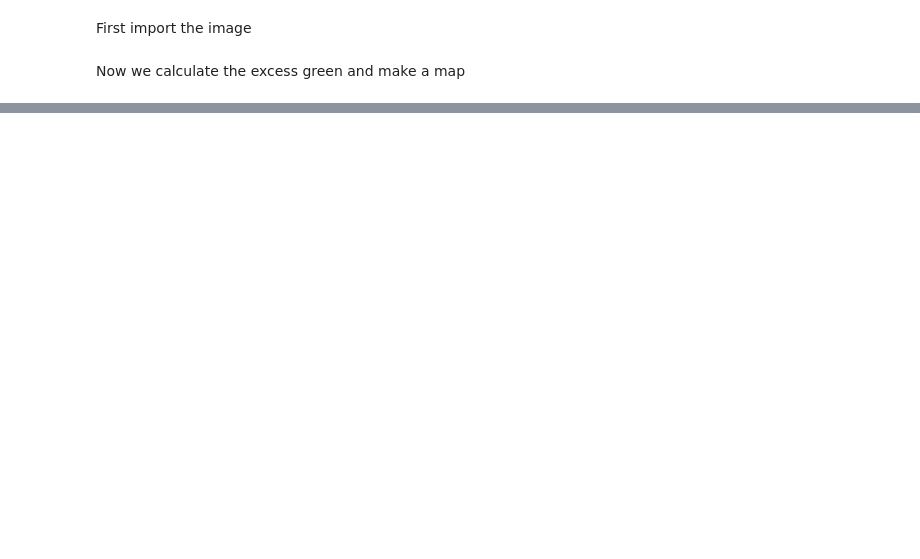
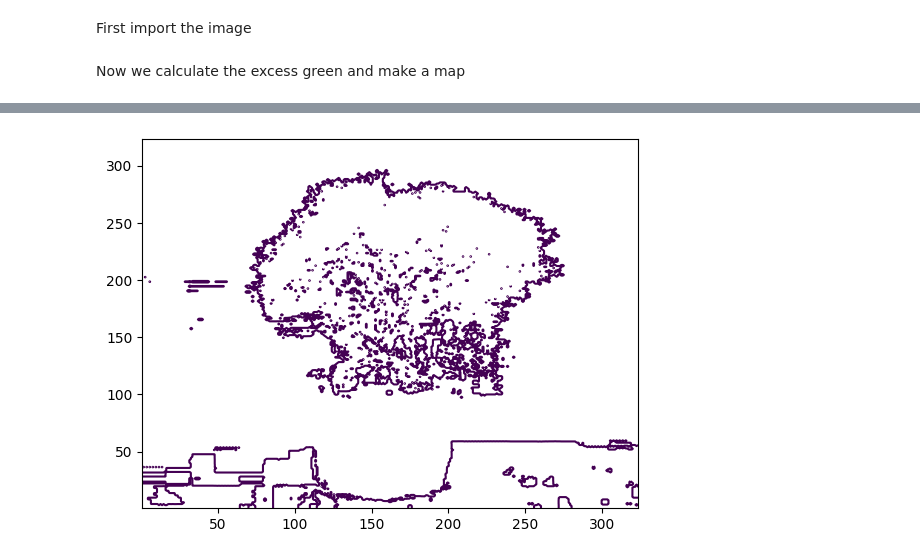
Before and after one commit to griffinross2/Topiary-TrimBot, a Jupyter notebook: experimental/python-notebooks/plant_detect/plant_detect_excess_green.ipynb, the cells around one changed output, grey strips where cells are left out. Saved outputs shown, nothing was run; the diff lists cells and outputs as text; code cells hidden in the pictures; blank space fills up the shorter version.

Commit message:
contour outline

```diff
--- a/experimental/python-notebooks/plant_detect/plant_detect_excess_green.ipynb
+++ b/experimental/python-notebooks/plant_detect/plant_detect_excess_green.ipynb
@@ -47,0 +19,98 @@ img.show()
+# %%
+#values to tweak: lowest & highest hue, lowest sat, contour "levels" arg,
+
+cmap = cm.get_cmap('plasma')
+
+map = np.zeros((img.width, img.height))
+
+reference_hue = 100 #green = 120, yellow = 60
+
+lowest_hue = -75
+lowest_hue = np.deg2rad(lowest_hue)
+highest_hue = 50
+highest_hue = np.deg2rad(highest_hue)
+
+lowest_sat = .25 #best: ~.25
+lowest_val = 0 # filtering by value is likely ineffective, but I included anyway
+
+for x in range(img.width):
+    for y in range(img.height):
+        r, g, b = img.getpixel((x, y))
+        h, s, v = colorsys.rgb_to_hsv(r,g,b)
+        h = h * 360 - reference_hue
+        h = np.deg2rad(h)
+
+        if(lowest_hue < h < highest_hue):
+            excess_green = np.cos(h)
+        else:
+            excess_green = 0
+        if(s < lowest_sat or v < lowest_val):
+            excess_green = 0
+
+
+        map[x, y] = excess_green
+
+# Normalize and reorient
+map = map/np.max(map)
+map = map.T
+
+# Filter low values
+threshold = 0.2
+map[map < threshold] = 0
+
+# Show map
+map_colored = (cmap(map)[:, :, :3]*255).astype(np.uint8)
+map_img = Image.fromarray(map_colored, 'RGB')
+map_img.show()
+
+# create contour "outline"
+contour = plt.contour(map, levels=[.2], origin='image') #best: levels=[.2]
+paths = contour.get_paths()
+path = paths[0]
+
+plt.figure()
+
+points = []
+ops = []
+for vertices, code in path.iter_segments():
+    points.append(vertices)
+    ops.append(code)
+
+points = np.array(points)
+ops = np.array(ops)
+
+length = 0
+max_length = 0
+start_index = 0
+i = 0
+
+for vertices, code in path.iter_segments():
+    length = length + 1
+
+    if code == 1:
+        index = i
+
+    if code == 79: # CLOSEPOLY = np.uint8(79)
+        length = 0
+    if length > max_length:
+        max_length = length
+        start_index = index
+
+    i = i + 1
+print("Max Length: %d",max_length)
+print("Start Index: %d",start_index)
+print("Total Length: %d",i-1)
+
+outline = points[start_index:start_index + max_length]
+plt.plot(outline[:, 0], outline[:, 1])
+
+# Show map over original image
+map = map.T
+for x in range(img.width):
+    for y in range(img.height):
+        if map[x, y] >= threshold:
+            r, g, b = map_img.getpixel((x, y))
+            img.putpixel((x, y), (r, g, b))
+
+img.show()
+# %% [output]
@@ -47,0 +120 @@ img.show()
+[figure, added]
```
Also changed, not shown: parts of 3 cells of this notebook, 2 other files.
